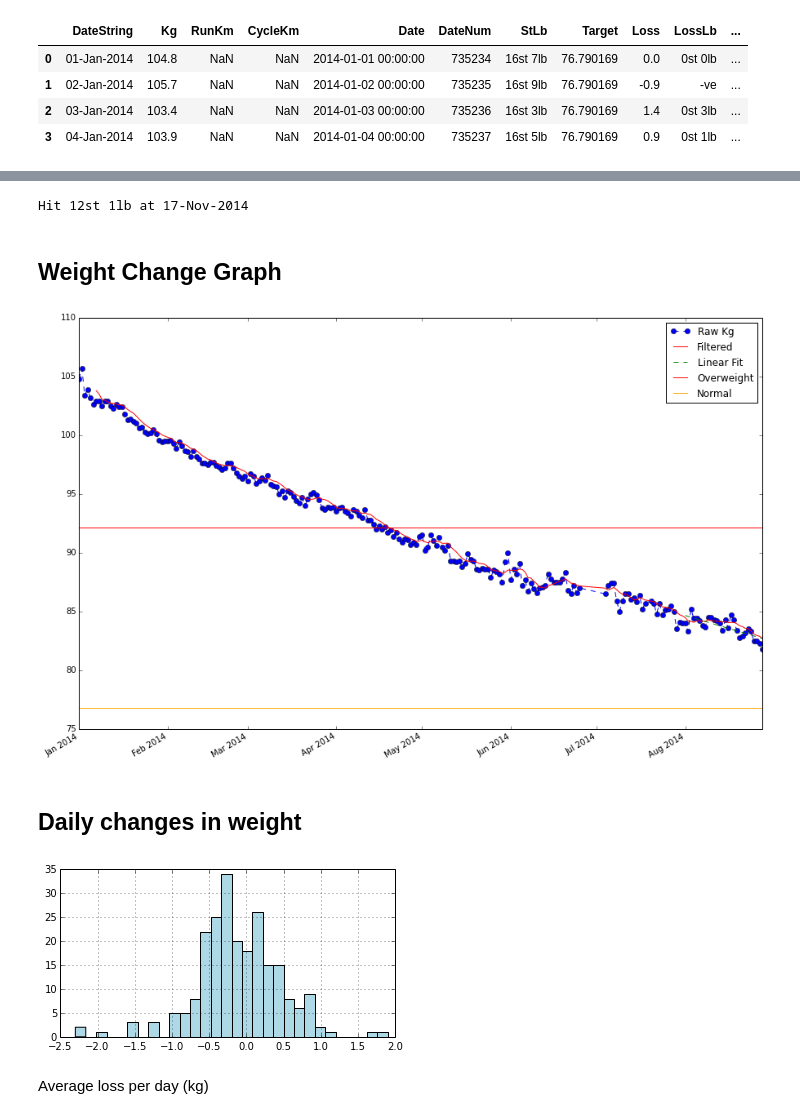
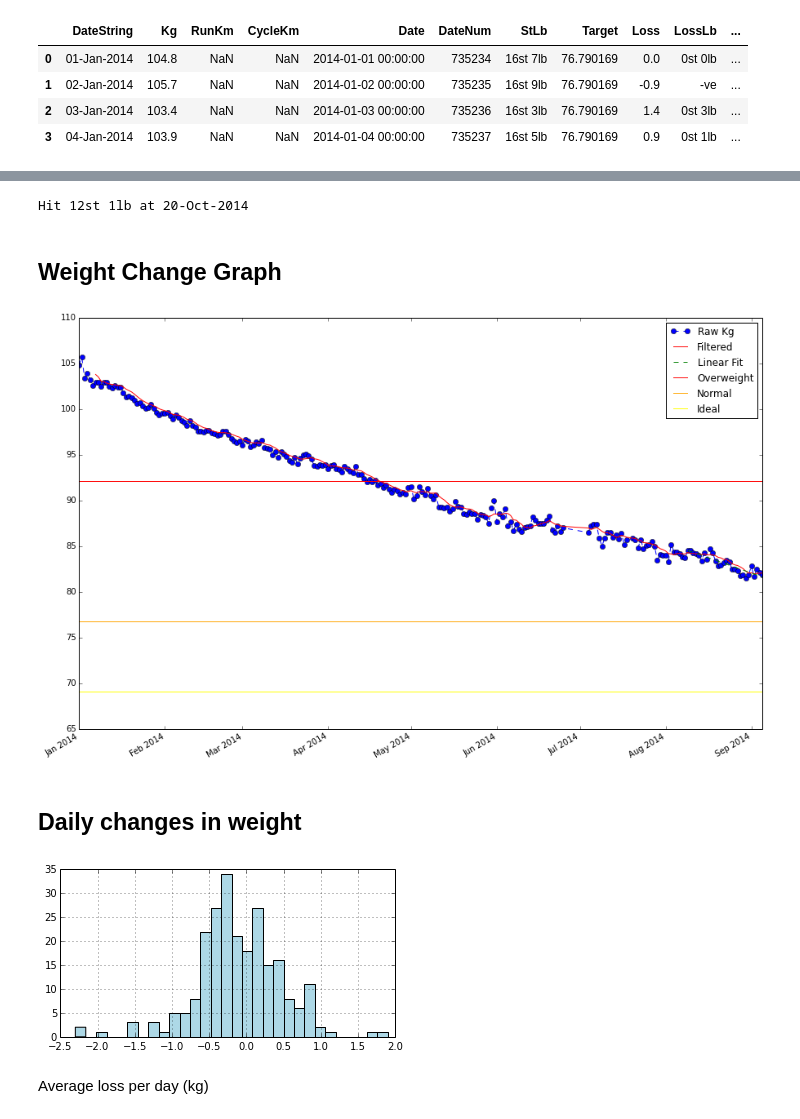
Before and after one commit to stephenbennyhat/me, a Jupyter notebook: Weight.ipynb, the cells around one changed output, grey strips where cells are left out. Saved outputs shown, nothing was run; the diff lists cells and outputs as text; code cells hidden in the pictures.

```diff
--- a/Weight.ipynb
+++ b/Weight.ipynb
@@ -236,6 +236,16 @@ weight = [
           ["26-August-2014", 82.5, 9.72],
           ["27-August-2014", 82.3, 0.00, 41.46],
           ["28-August-2014", 81.8, 9.36],
+          ["29-August-2014", 81.9, 0.00, 36.79],
+          ["30-August-2014", 81.5, 6.59],
+          ["31-August-2014", 81.9, 9.46],
+          ["1-September-2014", 82.8, 0.00, 36.79],
+          ["2-September-2014", 81.7, 6.47],
+          ["3-September-2014", 82.5, 0.00, 37.08],
+          ["4-September-2014", 82.1, 0.00,  0.00],
+          ["5-September-2014", 81.9, 9.44,  0.00],
+
+
 ]
 # %%
 %pylab inline
@@ -278,3 +288,6 @@ wnormal = 25*xheight**2
 print "to be a normal weight: %sKg: %s" % (wnormal, st_lb_str(wnormal))
 # %% [output]
 to be a normal weight: 76.790169Kg: 12st 1lb
+# %%
+wideal = 22.5*xheight**2
+print "to be ideal: %sKg: %s" % (wideal, st_lb_str(wideal))
@@ -301,6 +316,7 @@ df['LossLb'] = df['Loss'].apply(st_lb_str)
 df['Completed%'] = 100 * df['Loss'] / delta
 df['Overweight'] = woverweight
 df['Normal'] = wnormal
+df['Ideal'] = wideal
 # %% [markdown]
 Filter the raw measurements.
 # %%
@@ -379,22 +395,24 @@ df.tail(10)
 # %%
 print('Hit %s at %s' % (st_lb_str(target), target_date.strftime('%d-%b-%Y')))
 # %% [output]
-Hit 12st 1lb at 17-Nov-2014
+Hit 12st 1lb at 20-Oct-2014
 # %% [markdown]
 ## Weight Change Graph
 # %%
 fig,ax = plt.subplots()
 ax.plot_date(df['Date'], df['Kg'], linestyle='--', label='Raw Kg')
 ax.plot_date(df['Date'], df['Filtered'], color='red', linestyle='-', marker='', label='Filtered')
 ax.plot_date(df['Date'], df['Fit'], color='green', linestyle='--', marker='', label='Linear Fit')
 ax.plot_date(df['Date'], df['Overweight'], color='red', linestyle='-', marker='', label='Overweight')
 ax.plot_date(df['Date'], df['Normal'], color='orange', linestyle='-', marker='', label='Normal')
+ax.plot_date(df['Date'], df['Ideal'], color='yellow', linestyle='-', marker='', label='Ideal')
+
 
 fig.autofmt_xdate()
 plt.legend()
 plt.show()
 # %% [output]
-[figure, old version]
+[figure, new version]
 # %% [markdown]
 ## Daily changes in weight
 # %%
@@ -404,7 +422,7 @@ plt.figure()
 deltakg.hist(figsize=(6,3), color='lightblue', bins=30)
 plt.show()
 # %% [output]
-[figure, old version]
+[figure, new version]
 # %% [markdown]
 Average loss per day (kg)
 # %%
```
Also changed, not shown: parts of 9 cells of this notebook.
